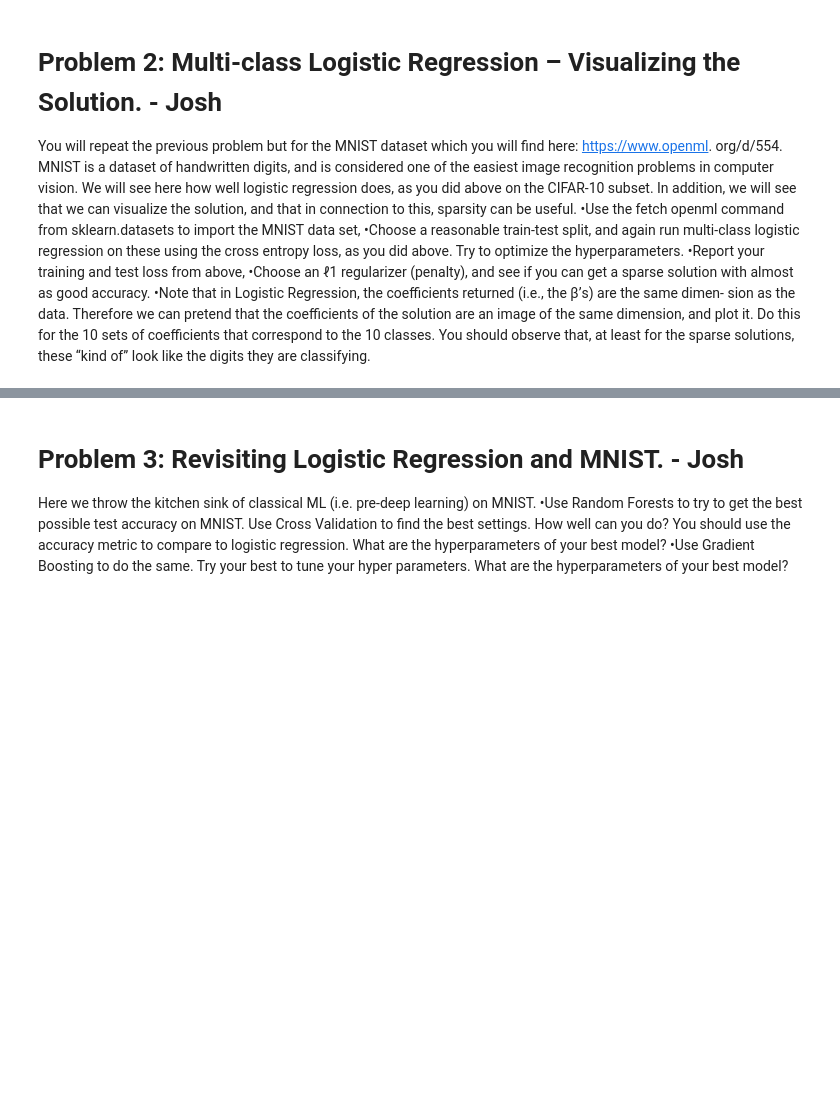
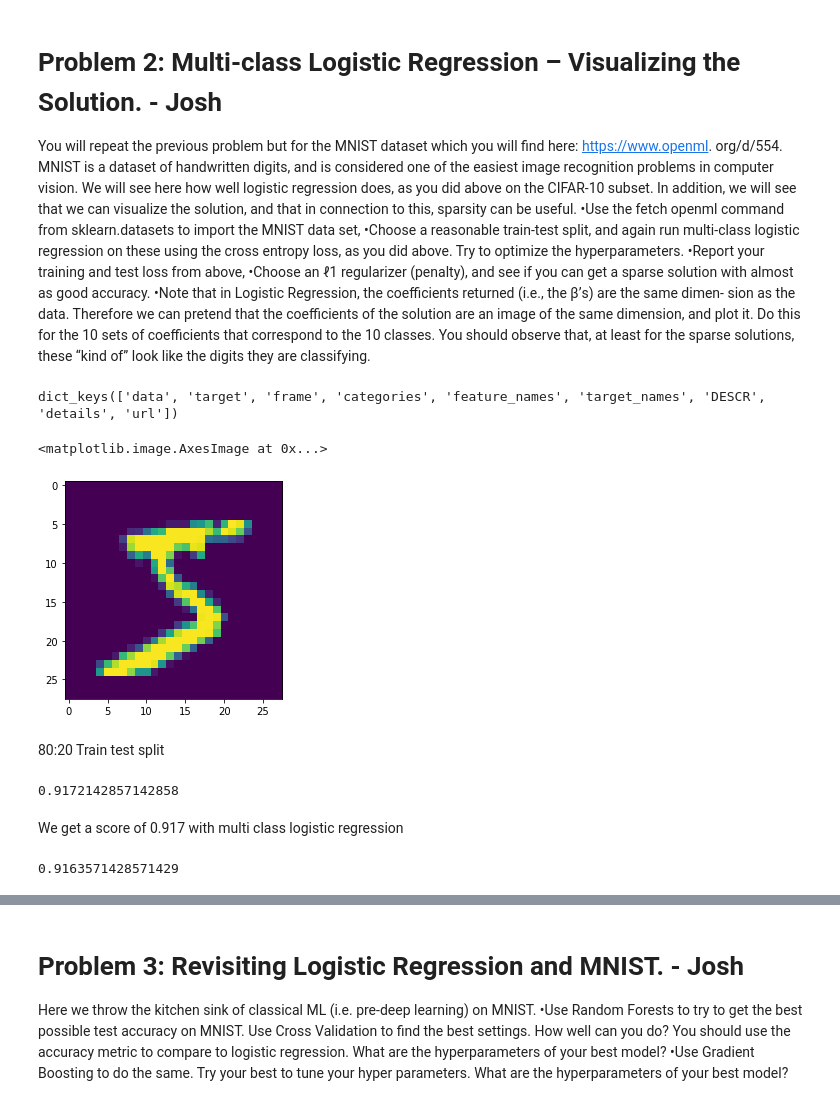
Before and after one commit to JacksonPaull/ee_460j_dslab, a Jupyter notebook: 04_lab/code.ipynb, the cells around one changed output, grey strips where cells are left out. Drawn from its saved outputs; the diff is of its cells as text; code cells hidden in the pictures; blank space fills up the shorter version.

```diff
--- a/04_lab/code.ipynb
+++ b/04_lab/code.ipynb
@@ -54,0 +65,14 @@ like the digits they are classifying.
+# %%
+mnist = fetch_openml('mnist_784')
+# %%
+print(mnist.keys())
+X, y = mnist['data'], mnist['target']
+# %% [output]
+dict_keys(['data', 'target', 'frame', 'categories', 'feature_names', 'target_names', 'DESCR', 'details', 'url'])
+# %%
+digit = X.iloc[0]
+digit_pixels = np.array(digit).reshape(28,28)
+plt.imshow(digit_pixels)
+# %% [output]
+<matplotlib.image.AxesImage at 0x...>
+[figure, added]
@@ -54,0 +81,2 @@ like the digits they are classifying.
+# %% [markdown]
+80:20 Train test split
@@ -54,0 +91,18 @@ like the digits they are classifying.
+# %%
+best_model_LR = LogisticRegression(max_iter = 100, multi_class='multinomial', solver='saga', tol = 0.1, penalty="none")
+#best_model_LR = GridSearchCV(model_LR, param_grid=param_grid, cv=4, verbose=True, n_jobs=-1)
+best_model_LR.fit(X_train, Y_train)
+#best_model_LR.best_estimator_
+score = best_model_LR.score(X_valid, Y_valid)
+print(score)
+# %% [output]
+0.9172142857142858
+# %% [markdown]
+We get a score of 0.917 with multi class logistic regression
+# %%
+model_LR_L1 = LogisticRegression(max_iter = 100, multi_class='multinomial', solver='saga', tol = 0.1, penalty="l1")
+model_LR_L1.fit(X_train, Y_train)
+score_L1 = model_LR_L1.score(X_valid, Y_valid)
+print(score_L1)
+# %% [output]
+0.9163571428571429
```
Also changed, not shown: parts of 11 cells of this notebook.
